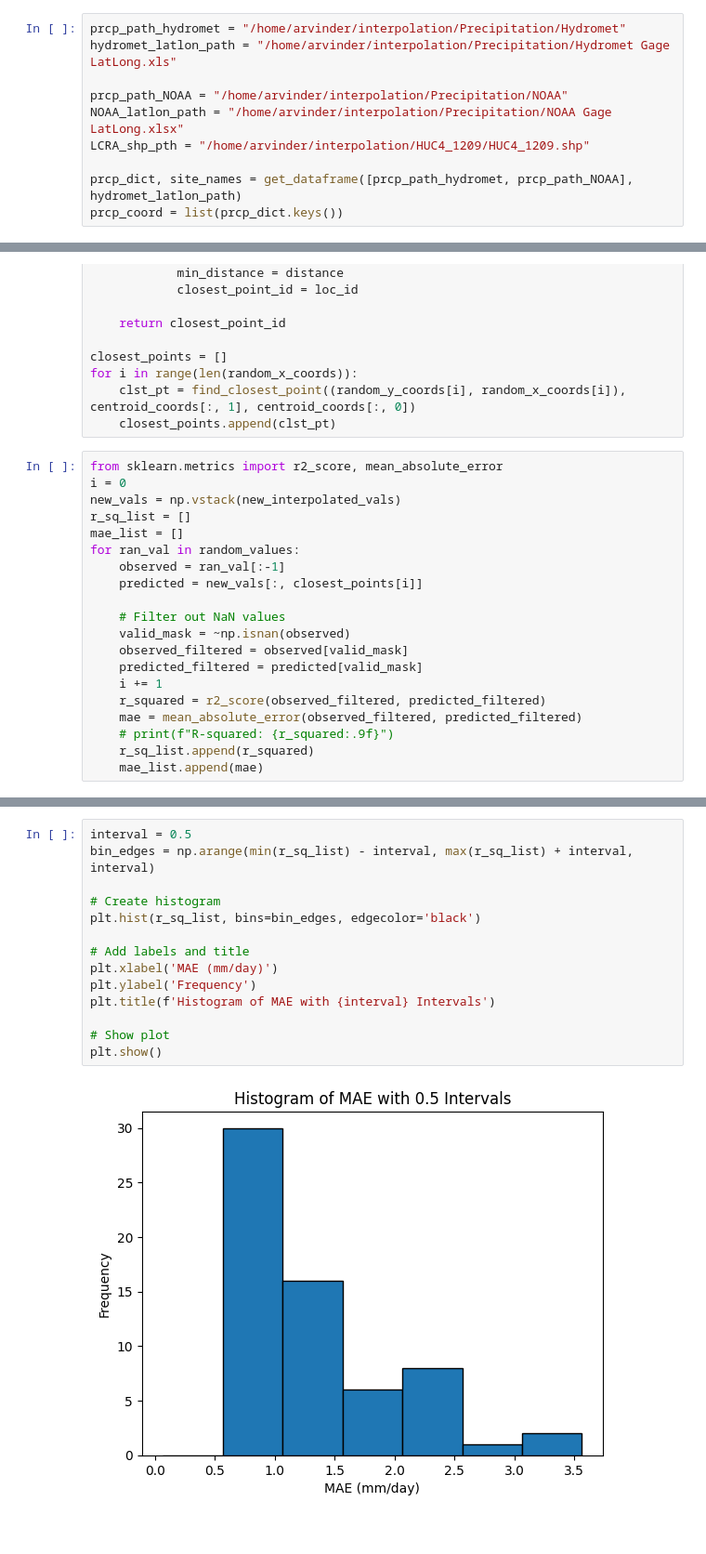
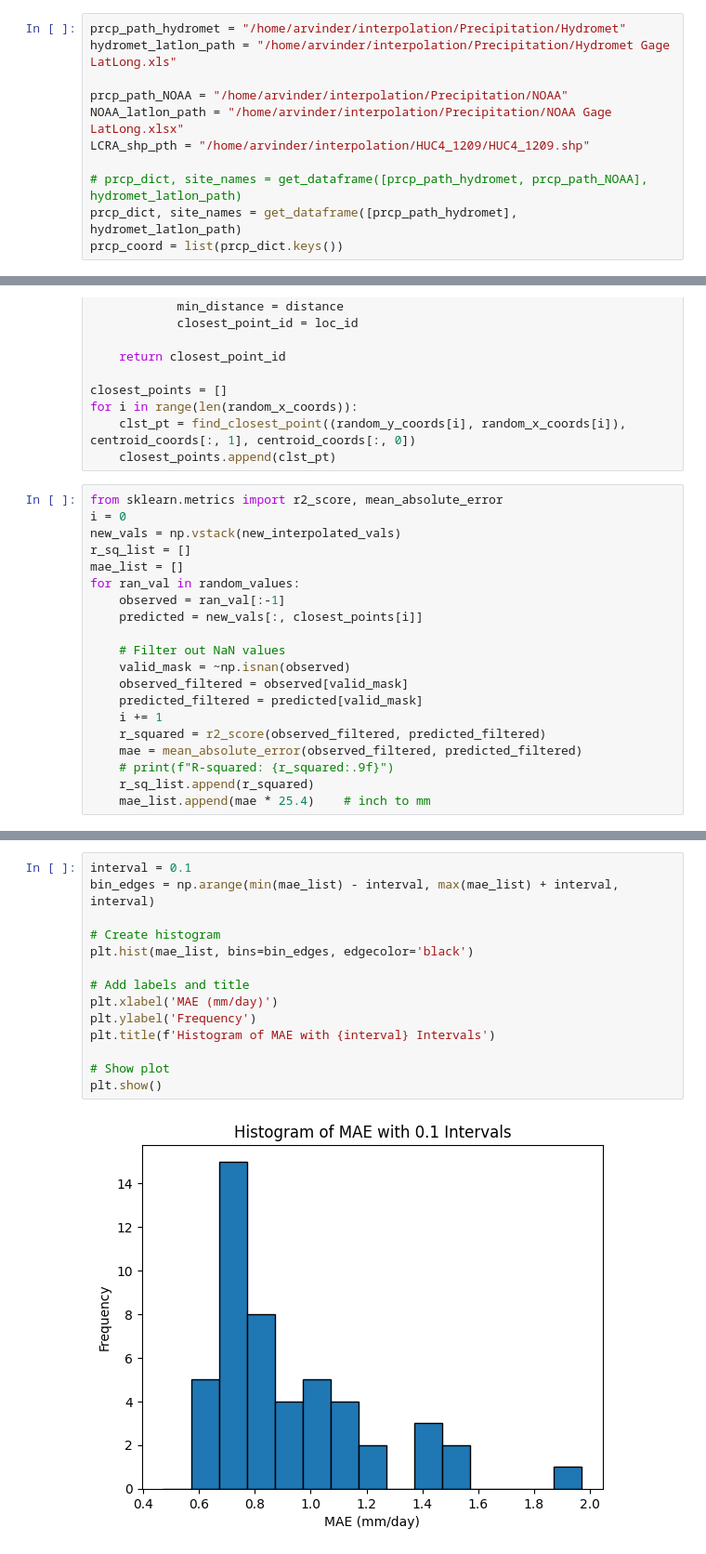
Before and after one commit to GEM-TAMU/LCRA-Interpolation, a Jupyter notebook: interpolation.ipynb, the cells around one changed output, grey strips where cells are left out. Shown at 93% size. Drawn from its saved outputs; the diff is of its cells as text.

Commit message:
NOAA vs Hydromet comparison added

```diff
--- a/interpolation.ipynb
+++ b/interpolation.ipynb
@@ -91,7 +91,8 @@ prcp_path_NOAA = "/home/arvinder/interpolation/Precipitation/NOAA"
 NOAA_latlon_path = "/home/arvinder/interpolation/Precipitation/NOAA Gage LatLong.xlsx"
 LCRA_shp_pth = "/home/arvinder/interpolation/HUC4_1209/HUC4_1209.shp"
 
-prcp_dict, site_names = get_dataframe([prcp_path_hydromet, prcp_path_NOAA], hydromet_latlon_path)
+# prcp_dict, site_names = get_dataframe([prcp_path_hydromet, prcp_path_NOAA], hydromet_latlon_path)
+prcp_dict, site_names = get_dataframe([prcp_path_hydromet], hydromet_latlon_path)
 prcp_coord = list(prcp_dict.keys())
 # %%
 #Read and Reproject the world and grid map to EPSG:3857 (meters)
@@ -307,4 +308,4 @@ for ran_val in random_values:
     mae = mean_absolute_error(observed_filtered, predicted_filtered)
     # print(f"R-squared: {r_squared:.9f}")
     r_sq_list.append(r_squared)
-    mae_list.append(mae)
+    mae_list.append(mae * 25.4)    # inch to mm
@@ -311,19 +342,19 @@ for ran_val in random_values:
 # %%
-interval = 0.5
-bin_edges = np.arange(min(r_sq_list) - interval, max(r_sq_list) + interval, interval)
+interval = 0.1
+bin_edges = np.arange(min(mae_list) - interval, max(mae_list) + interval, interval)
 
 # Create histogram
-plt.hist(r_sq_list, bins=bin_edges, edgecolor='black')
+plt.hist(mae_list, bins=bin_edges, edgecolor='black')
 
 # Add labels and title
 plt.xlabel('MAE (mm/day)')
 plt.ylabel('Frequency')
 plt.title(f'Histogram of MAE with {interval} Intervals')
 
 # Show plot
 plt.show()
 # %% [output]
-[figure, old version]
+[figure, new version]
 # %%
 # Plotting
 fig, ax = plt.subplots(figsize=(10, 8))
```
Also changed, not shown: parts of 7 cells of this notebook.
